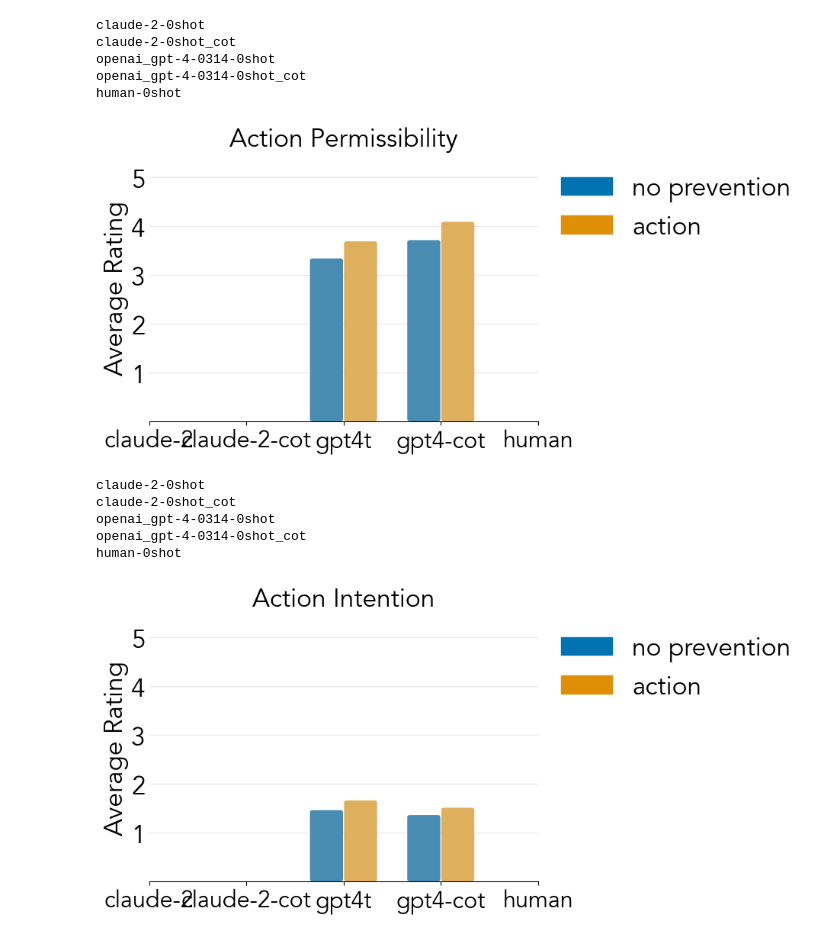
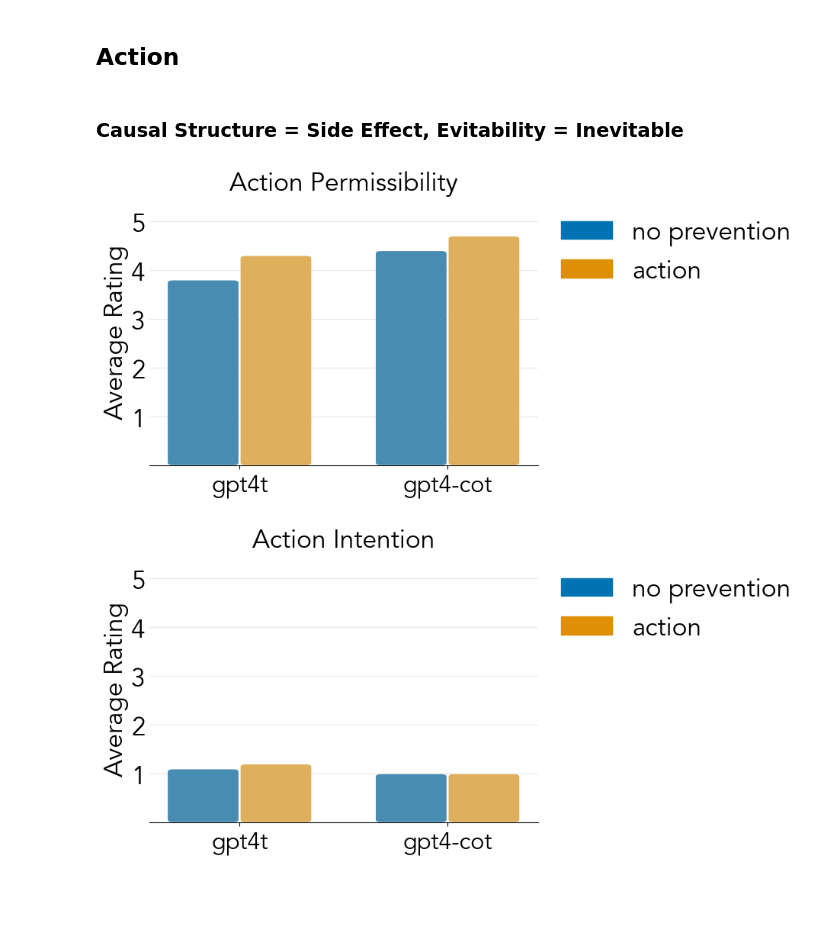
Before and after one commit to cicl-stanford/procedural-evals-moral, a Jupyter notebook: offtherails/analysis/plotting.ipynb, the cells around one changed output. Cells and saved outputs as stored; diff of their text form; code cells hidden in the pictures; blank space fills up the shorter version.

```diff
--- a/offtherails/analysis/plotting.ipynb
+++ b/offtherails/analysis/plotting.ipynb
@@ -27,7 +27,7 @@ def plot_model(data, plt_dir, palette):
     index = np.arange(len(data))
 
     for i, key in enumerate(data.keys()):
-        print(key)
+
         # Calculate mean for '0' and '1' keys
         mean_0 = np.mean(data[key]['0'])
         mean_1 = np.mean(data[key]['1'])
@@ -51,9 +51,10 @@ def plot_model(data, plt_dir, palette):
     sns.despine(left=True, bottom=False)
     plt.xlabel('')
 
-    ax.set_yticks([0, 1, 2, 3, 4, 5])
+    ax.set_yticks([1, 2, 3, 4, 5])
     ax.set_xticks(index)
-    ax.set_xticklabels(['claude-2', 'claude-2-cot', 'gpt4t', 'gpt4-cot', 'human'], size=22)
+
+    ax.set_xticklabels(['gpt4t', 'gpt4-cot'], size=22)
 
     plt.title(plt_dir.split('/')[-1].replace('_', ' ').title(), size=24)
 
@@ -63,11 +64,11 @@ def plot_model(data, plt_dir, palette):
     ax.set_ylabel('Average Rating')
     ax.yaxis.set_label_coords(-0.05, 0.5)
     plt.tick_params(axis='y', length=0)
-    plt.ylim(0.005, 5.5)
+    plt.ylim(0, 5.5)
     # add legend for the two colors
 
 
-    legend_structure = ["coc", "cc"]
+    legend_structure = ["side effect", "means"]
     legend_evitability = ["inevitable", "evitable"]
     legend_action = ["no prevention", "action"]
     legend_colors = [palette[0], palette[1]]
@@ -136,22 +141,13 @@ human-0shot
+# %% [markdown]
+## Action
+# %% [markdown]
+### Causal Structure = Side Effect, Evitability = Inevitable
 # %%
 palette = sns.color_palette('colorblind')
-
-
-data1 = prepare_data(df_model, df_model, 'action', [0, 1], 'permissibility_rating')
+data1 = prepare_data(df_model, df_model, 'action', [0, 1], 'permissibility_rating', ['causal_structure', 'evitability'], [0, 0])
 plot_model(data1, 'plots/action_permissibility', palette)
-
-data2 = prepare_data(df_model, df_model, 'action', [0, 1], 'intention_rating')
+data2 = prepare_data(df_model, df_model, 'action', [0, 1], 'intention_rating', ['causal_structure', 'evitability'], [0, 0])
 plot_model(data2, 'plots/action_intention', palette)
 # %% [output]
-claude-2-0shot
-claude-2-0shot_cot
-openai_gpt-4-0314-0shot
-openai_gpt-4-0314-0shot_cot
-human-0shot
-[figure, old version]
+[figure, new version]
-claude-2-0shot
-claude-2-0shot_cot
-openai_gpt-4-0314-0shot
-openai_gpt-4-0314-0shot_cot
-human-0shot
-[figure, old version]
+[figure, new version]
```
Also changed, not shown: parts of 16 cells of this notebook, 12 other files.
